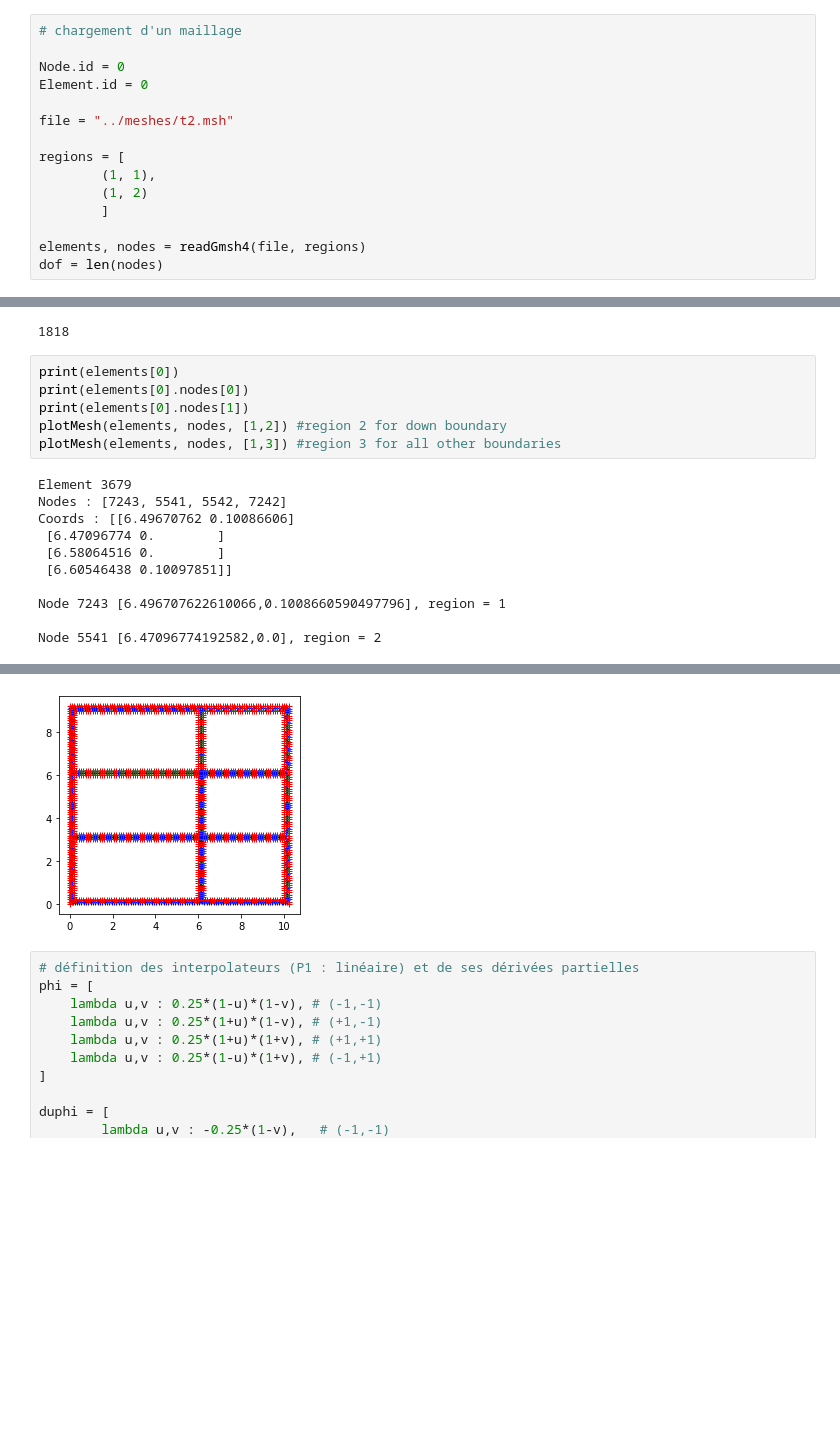
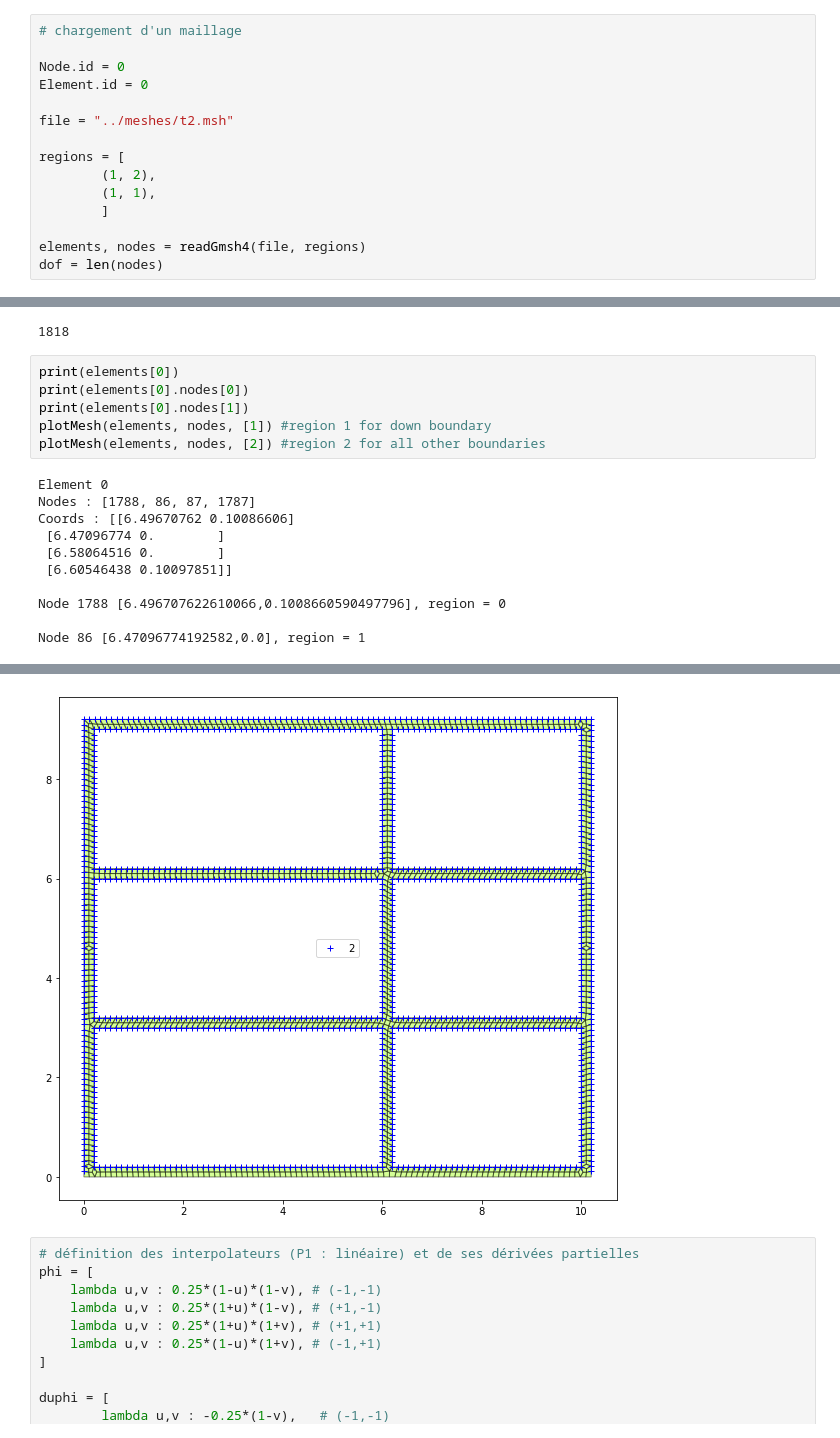
Before and after one commit to sbrisson-sudo/FEM_Elastic_Waves, a Jupyter notebook: src/fem2dDyn-V2.ipynb, the cells around one changed output, grey strips where cells are left out. Saved outputs shown, nothing was run; the diff lists cells and outputs as text; blank space fills up the shorter version.

```diff
--- a/src/fem2dDyn-V2.ipynb
+++ b/src/fem2dDyn-V2.ipynb
@@ -57,8 +13,8 @@ Element.id = 0
 file = "../meshes/t2.msh"
 
 regions = [
+        (1, 2),
         (1, 1),
-        (1, 2)
         ]
 
 elements, nodes = readGmsh4(file, regions)
@@ -71,16 +33,16 @@ dof
 print(elements[0])
 print(elements[0].nodes[0])
 print(elements[0].nodes[1])
-plotMesh(elements, nodes, [1,2]) #region 2 for down boundary
-plotMesh(elements, nodes, [1,3]) #region 3 for all other boundaries
+plotMesh(elements, nodes, [1]) #region 1 for down boundary
+plotMesh(elements, nodes, [2]) #region 2 for all other boundaries
 # %% [output]
-Element 3679
-Nodes : [7243, 5541, 5542, 7242]
+Element 0
+Nodes : [1788, 86, 87, 1787]
 Coords : [[6.49670762 0.10086606]
  [6.47096774 0.        ]
  [6.58064516 0.        ]
  [6.60546438 0.10097851]]
 
-Node 7243 [6.496707622610066,0.1008660590497796], region = 1
+Node 1788 [6.496707622610066,0.1008660590497796], region = 0
 
-Node 5541 [6.47096774192582,0.0], region = 2
+Node 86 [6.47096774192582,0.0], region = 1
@@ -88,4 +50,4 @@ Node 5541 [6.47096774192582,0.0], region = 2
-[figure, old version]
+[figure, new version]
 # %%
 # définition des interpolateurs (P1 : linéaire) et de ses dérivées partielles
 phi = [
```
Also changed, not shown: parts of 16 cells of this notebook, 7 other files.
